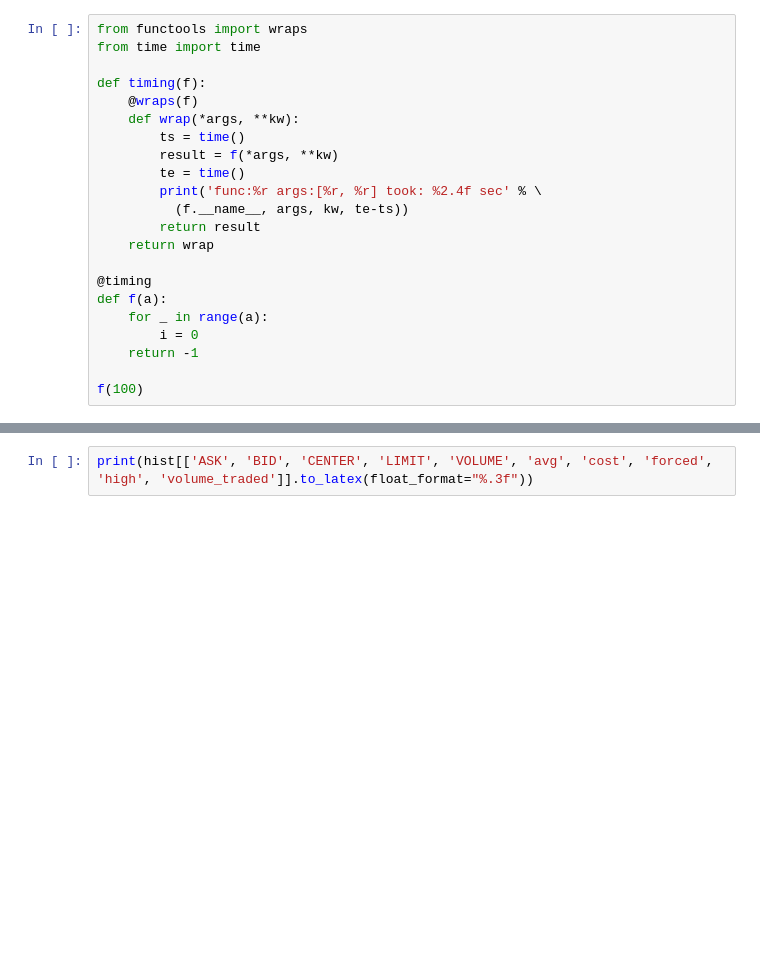
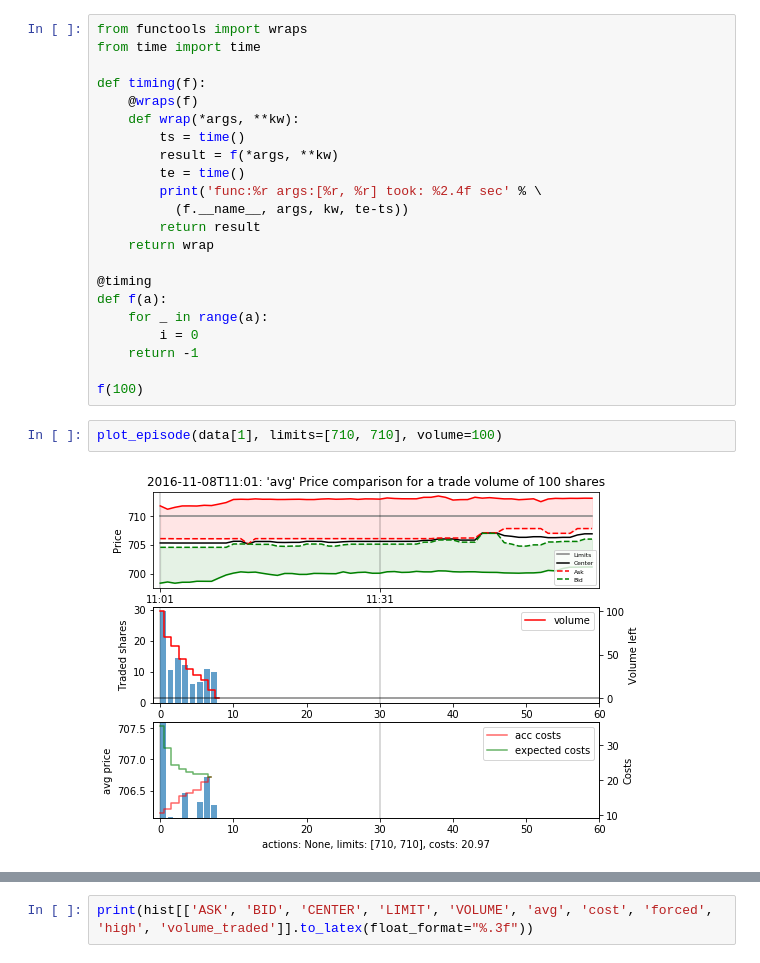
Before and after one commit to axelperschmann/orderbook_agent, a Jupyter notebook: orderbook_agent/notebooks/2_test_orderbookTrader.ipynb, the cells around one changed output, grey strips where cells are left out. Drawn from its saved outputs; the diff is of its cells as text; blank space fills up the shorter version.

```diff
--- a/orderbook_agent/notebooks/2_test_orderbookTrader.ipynb
+++ b/orderbook_agent/notebooks/2_test_orderbookTrader.ipynb
@@ -203,3 +145,7 @@ def f(a):
     return -1
 
 f(100)
+# %%
+plot_episode(data[1], limits=[710, 710], volume=100)
+# %% [output]
+[figure, added]
```
Also changed, not shown: parts of 7 cells of this notebook, 3 other files.
